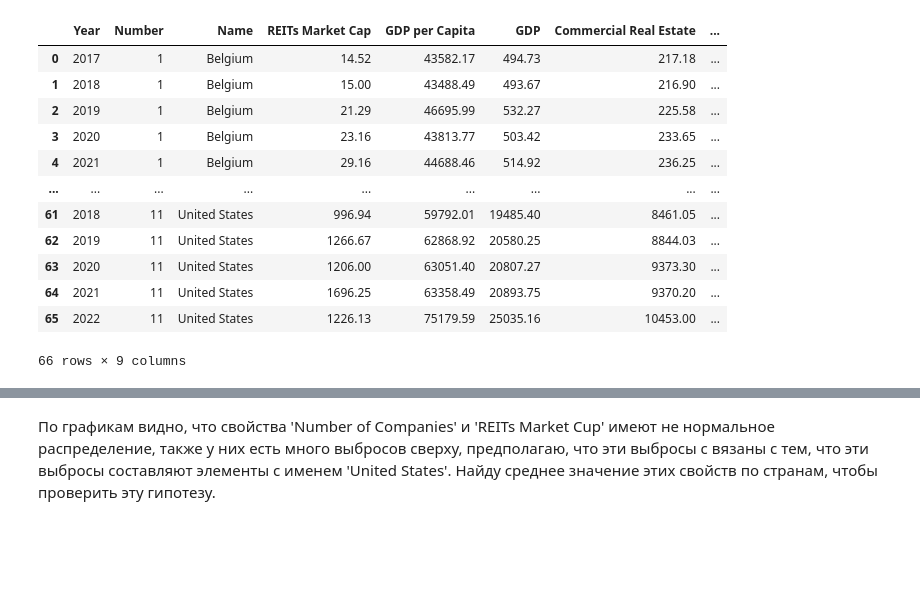
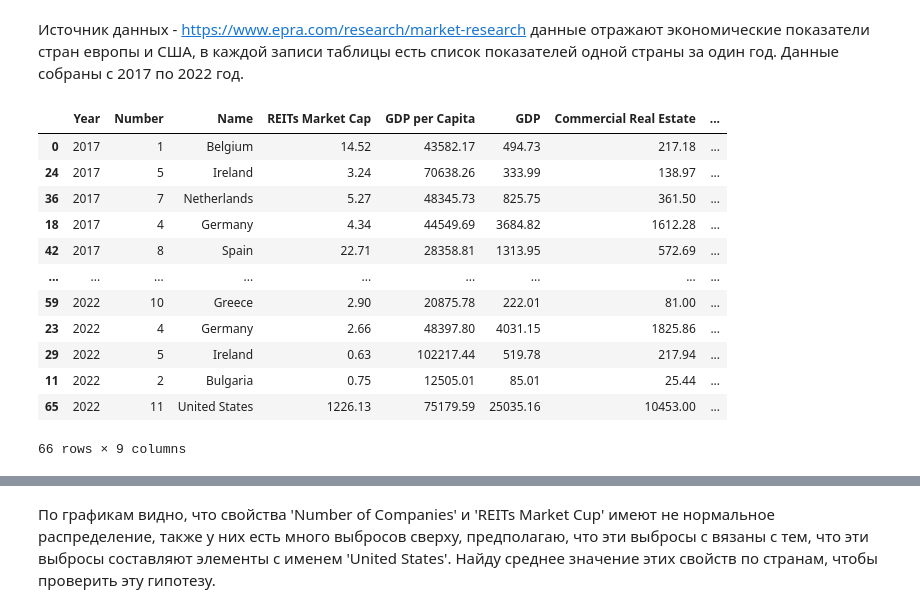
Before and after one commit to vovanshil95/financial-data-analysis, a Jupyter notebook: main.ipynb, the cells around one changed output, grey strips where cells are left out. Cells and saved outputs as stored; diff of their text form; code cells hidden in the pictures; blank space fills up the shorter version.

```diff
--- a/main.ipynb
+++ b/main.ipynb
@@ -29,18 +42,24 @@ import numpy as np
+# %% [markdown]
+Источник данных - https://www.epra.com/research/market-research
+данные отражают экономические показатели стран европы и США,
+в каждой записи таблицы есть список показателей одной страны за один год.
+Данные собраны с 2017 по 2022 год.
 # %%
 df = pd.read_excel('data.xlsx', sheet_name='по странам чистый+22г', skiprows=1)
+df = df.sort_values(by='Year')
 df
 # %% [output]
 |  | Year | Number | Name | REITs Market Cap | GDP per Capita | GDP | Commercial Real Estate | ... |
 | 0 | 2017 | 1 | Belgium | 14.52 | 43582.17 | 494.73 | 217.18 | ... |
-| 1 | 2018 | 1 | Belgium | 15.00 | 43488.49 | 493.67 | 216.90 | ... |
-| 2 | 2019 | 1 | Belgium | 21.29 | 46695.99 | 532.27 | 225.58 | ... |
-| 3 | 2020 | 1 | Belgium | 23.16 | 43813.77 | 503.42 | 233.65 | ... |
-| 4 | 2021 | 1 | Belgium | 29.16 | 44688.46 | 514.92 | 236.25 | ... |
+| 24 | 2017 | 5 | Ireland | 3.24 | 70638.26 | 333.99 | 138.97 | ... |
+| 36 | 2017 | 7 | Netherlands | 5.27 | 48345.73 | 825.75 | 361.50 | ... |
+| 18 | 2017 | 4 | Germany | 4.34 | 44549.69 | 3684.82 | 1612.28 | ... |
+| 42 | 2017 | 8 | Spain | 22.71 | 28358.81 | 1313.95 | 572.69 | ... |
 | ... | ... | ... | ... | ... | ... | ... | ... | ... |
-| 61 | 2018 | 11 | United States | 996.94 | 59792.01 | 19485.40 | 8461.05 | ... |
-| 62 | 2019 | 11 | United States | 1266.67 | 62868.92 | 20580.25 | 8844.03 | ... |
-| 63 | 2020 | 11 | United States | 1206.00 | 63051.40 | 20807.27 | 9373.30 | ... |
-| 64 | 2021 | 11 | United States | 1696.25 | 63358.49 | 20893.75 | 9370.20 | ... |
+| 59 | 2022 | 10 | Greece | 2.90 | 20875.78 | 222.01 | 81.00 | ... |
+| 23 | 2022 | 4 | Germany | 2.66 | 48397.80 | 4031.15 | 1825.86 | ... |
+| 29 | 2022 | 5 | Ireland | 0.63 | 102217.44 | 519.78 | 217.94 | ... |
+| 11 | 2022 | 2 | Bulgaria | 0.75 | 12505.01 | 85.01 | 25.44 | ... |
 | 65 | 2022 | 11 | United States | 1226.13 | 75179.59 | 25035.16 | 10453.00 | ... |
 66 rows × 9 columns
 # %%
```
Also changed, not shown: parts of 38 cells of this notebook.
